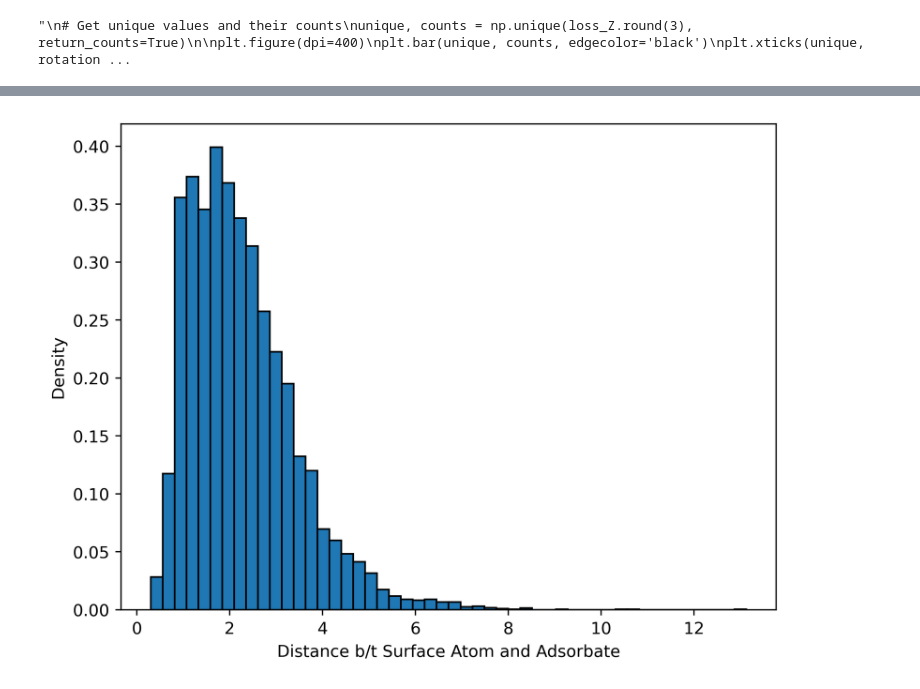
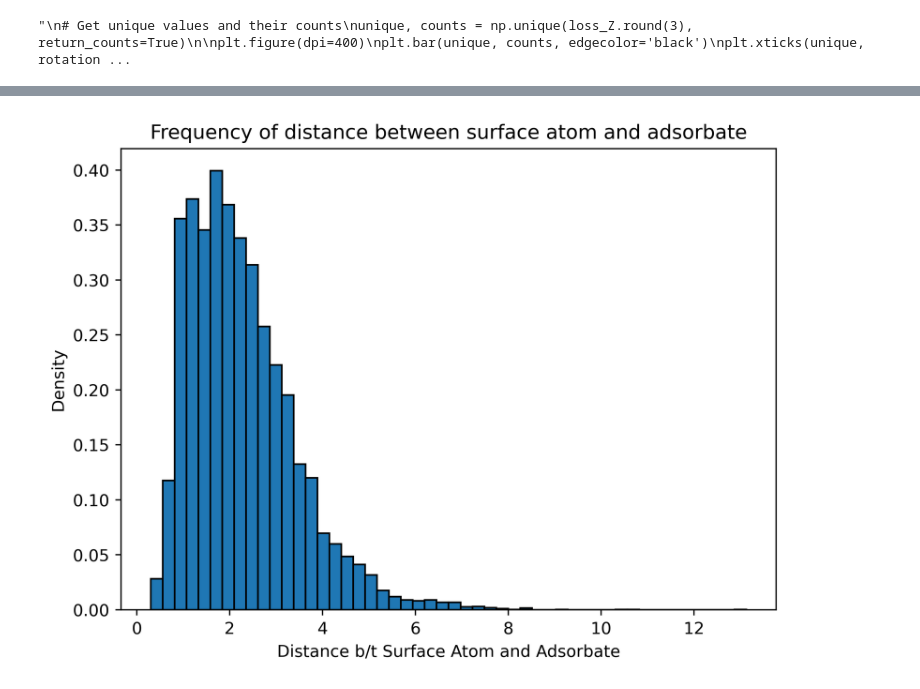
Before and after one commit to DeanMSweeney/gace, a Jupyter notebook: analysis/equiformerv2/loss_v_atom.ipynb, the cells around one changed output, grey strips where cells are left out. Drawn from its saved outputs; the diff is of its cells as text; code cells hidden in the pictures.

```diff
--- a/analysis/equiformerv2/loss_v_atom.ipynb
+++ b/analysis/equiformerv2/loss_v_atom.ipynb
@@ -39,15 +38,15 @@ Text(0, 0.5, 'Count Max Loss > 0.001')
 # %%
 # distribution of atomic distance between surface atom and adsorbate
 loss_displacement = np.load("loss-displacement_from_ads.npy")
 
 plt.figure(dpi=400)
 plt.hist(loss_displacement, density=True,  bins=50, edgecolor='black')
 plt.xlabel('Distance b/t Surface Atom and Adsorbate')
 plt.ylabel('Density')
+plt.title('Frequency of distance between surface atom and adsorbate')
 plt.tight_layout()
-plt.show()
 # %% [output]
-[figure, old version]
+[figure, new version]
 # %%
 distance_max = np.load("distance-max.npy")
 #distance_max = distance_max[::2] # remove duplicate elements
```
Also changed, not shown: parts of 5 cells of this notebook.
